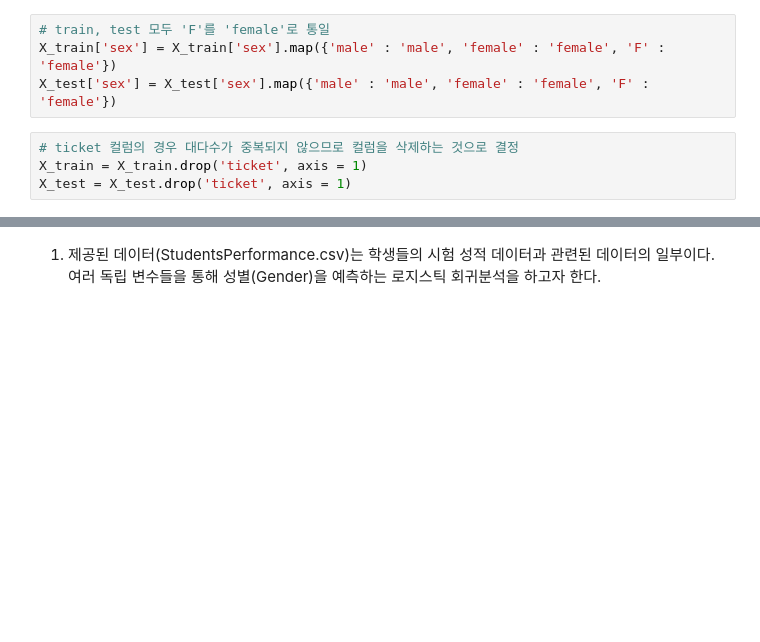
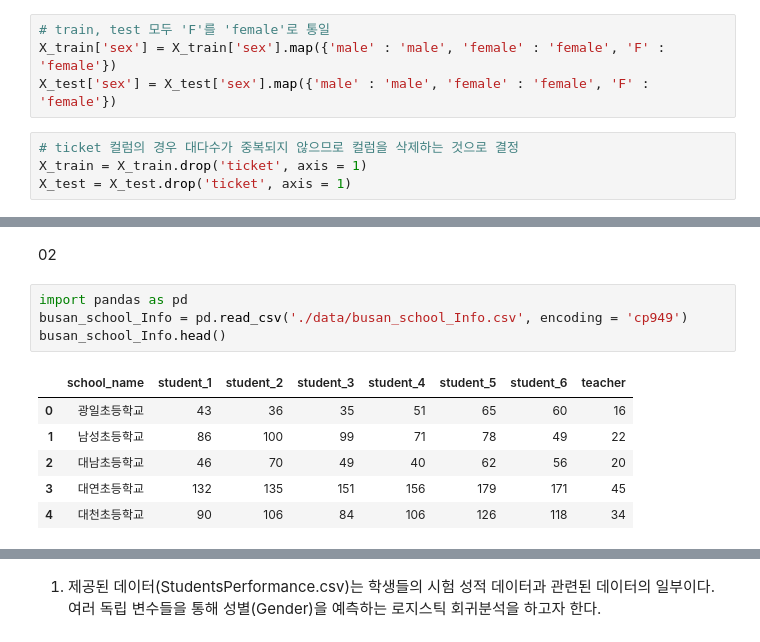
Before and after one commit to taek5000/BigDataAnalysis, a Jupyter notebook: practice.ipynb, the cells around one changed output, grey strips where cells are left out. Cells and saved outputs as stored; diff of their text form; blank space fills up the shorter version.

```diff
--- a/practice.ipynb
+++ b/practice.ipynb
@@ -1052,0 +1106,13 @@ X_test = X_test.drop('ticket', axis = 1)
+# %% [markdown]
+02
+# %%
+import pandas as pd
+busan_school_Info = pd.read_csv('./data/busan_school_Info.csv', encoding = 'cp949')
+busan_school_Info.head()
+# %% [output]
+|  | school_name | student_1 | student_2 | student_3 | student_4 | student_5 | student_6 | teacher |
+| 0 | 광일초등학교 | 43 | 36 | 35 | 51 | 65 | 60 | 16 |
+| 1 | 남성초등학교 | 86 | 100 | 99 | 71 | 78 | 49 | 22 |
+| 2 | 대남초등학교 | 46 | 70 | 49 | 40 | 62 | 56 | 20 |
+| 3 | 대연초등학교 | 132 | 135 | 151 | 156 | 179 | 171 | 45 |
+| 4 | 대천초등학교 | 90 | 106 | 84 | 106 | 126 | 118 | 34 |
```
Also changed, not shown: parts of 23 cells of this notebook, 3 other files.
